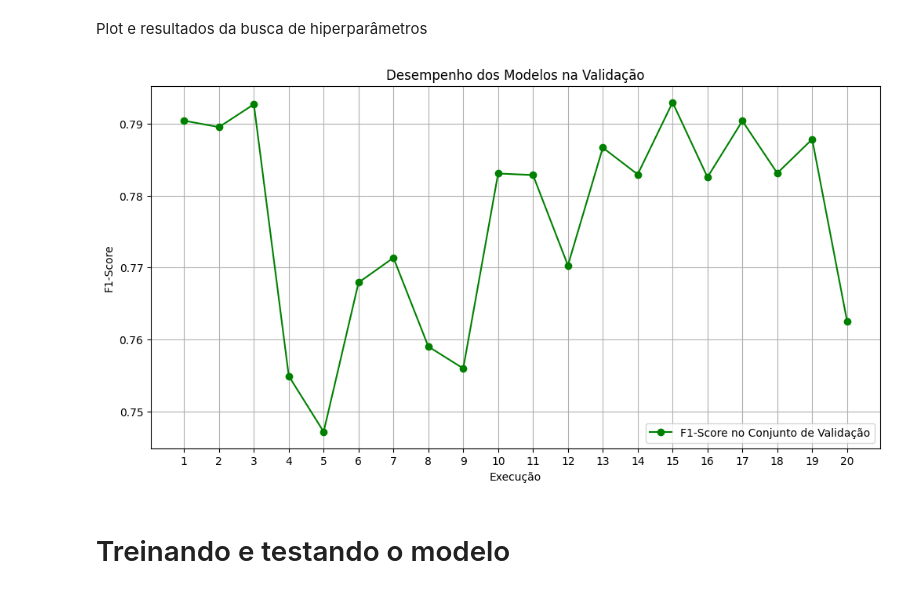
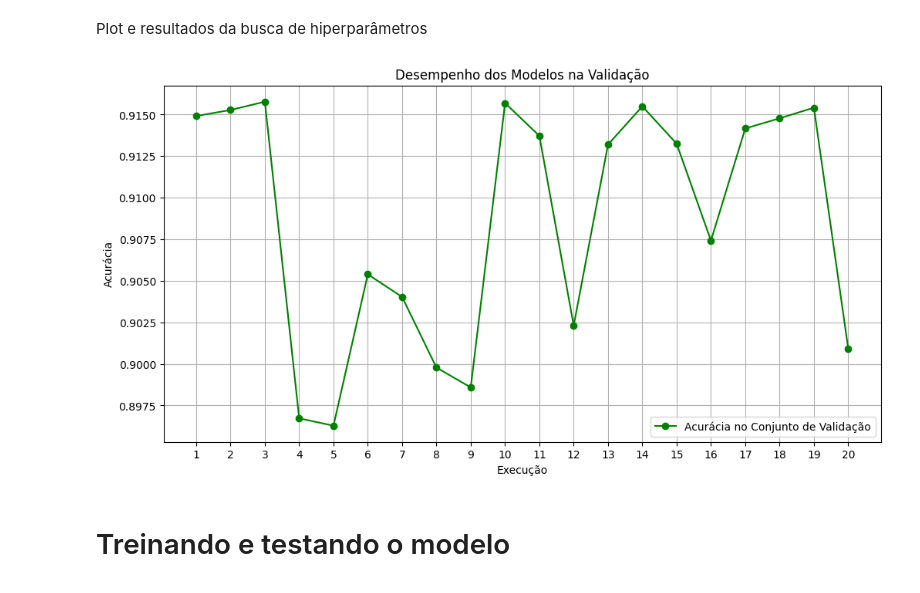
Before and after one commit to Labourguignonn/models-am, a Jupyter notebook: modelos/nn_comitee.ipynb, the cells around one changed output. Saved outputs shown, nothing was run; the diff lists cells and outputs as text; code cells hidden in the pictures.

```diff
--- a/modelos/nn_comitee.ipynb
+++ b/modelos/nn_comitee.ipynb
@@ -120,16 +132,16 @@ Melhores parâmetros: {'batch_size': 32, 'dropout_rate': 0.5, 'epochs': 50, 'hid
 Plot e resultados da busca de hiperparâmetros
 # %%
 plt.figure(figsize=(12, 6))
-plt.plot(range(1, len(historico_f1_val)+1), historico_f1_val, 'g-o', label='F1-Score no Conjunto de Validação')
+plt.plot(range(1, len(historico_acc_val)+1), historico_acc_val, 'g-o', label='Acurácia no Conjunto de Validação')
 plt.xlabel('Execução')
-plt.ylabel('F1-Score')
+plt.ylabel('Acurácia')
 plt.title('Desempenho dos Modelos na Validação')
-plt.xticks(range(1, len(historico_f1_val)+1))
+plt.xticks(range(1, len(historico_acc_val)+1))
 plt.grid(True)
 plt.legend()
 plt.show()
 # %% [output]
-[figure, old version]
+[figure, new version]
 # %% [markdown]
 # Treinando e testando o modelo
 # %%
```
Also changed, not shown: parts of 4 cells of this notebook.
